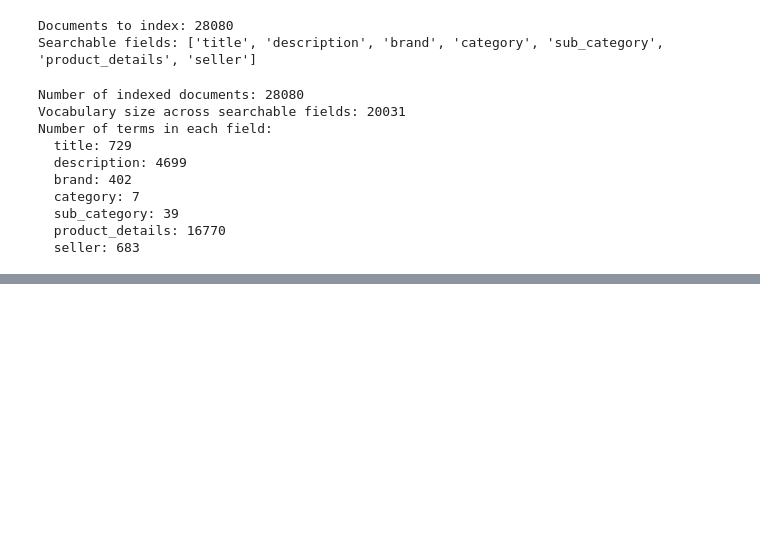
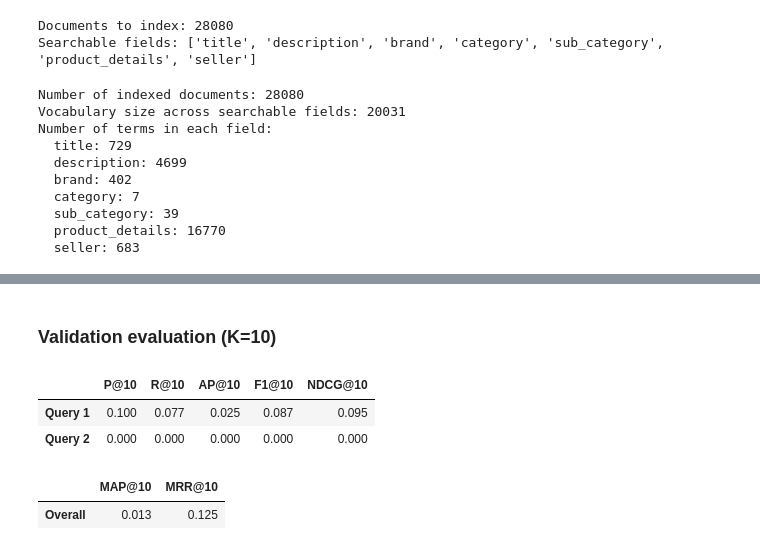
Before and after one commit to FronkTP/irwa-search-engine, a Jupyter notebook: project_progress/part_2/part2.ipynb, the cells around one changed output, grey strips where cells are left out. Saved outputs shown, nothing was run; the diff lists cells and outputs as text; code cells hidden in the pictures; blank space fills up the shorter version.

Commit message:
Evaluation part 2

```diff
--- a/project_progress/part_2/part2.ipynb
+++ b/project_progress/part_2/part2.ipynb
@@ -1251,3 +1256,66 @@ def ndcg_at_k(ranked_pids, relevant_pids, k):
         return 0.0
 
     return dcg / ideal_dcg
+# %% [markdown]
+### Validation evaluation (K=10)
+# %%
+validation_labels = pd.read_csv("../../data/validation_labels.csv")
+
+validation_queries = {
+    1: "women full sleeve sweatshirt cotton",
+    2: "men slim jeans blue",
+}
+evaluation_k = 10
+
+if validation_labels[["pid", "query_id", "labels"]].isna().any().any():
+    raise ValueError("Validation labels contain missing required values.")
+if set(validation_labels["query_id"].unique()) != set(validation_queries):
+    raise ValueError("Validation labels do not contain exactly the predefined queries.")
+if not validation_labels["labels"].isin([0, 1]).all():
+    raise ValueError("Validation labels must be binary (0 or 1).")
+if validation_labels.duplicated(["query_id", "pid"]).any():
+    raise ValueError("Validation labels contain duplicate query/PID pairs.")
+
+ranked_pids_by_query = {}
+relevant_pids_by_query = {}
+for query_id, query in validation_queries.items():
+    judgments = validation_labels[validation_labels["query_id"] == query_id]
+    ranked_pids_by_query[query_id] = [
+        pid for pid, _ in search_rank(query, topk=evaluation_k)
+    ]
+    relevant_pids_by_query[query_id] = set(
+        judgments.loc[judgments["labels"] == 1, "pid"].astype(str)
+    )
+
+metric_results = {}
+for query_id, ranked_pids in ranked_pids_by_query.items():
+    relevant_pids = relevant_pids_by_query[query_id]
+    metric_results[f"Query {query_id}"] = {
+        "P@10": precision_at_k(ranked_pids, relevant_pids, evaluation_k),
+        "R@10": recall_at_k(ranked_pids, relevant_pids, evaluation_k),
+        "AP@10": average_precision_at_k(ranked_pids, relevant_pids, evaluation_k),
+        "F1@10": F1_score_at_k(ranked_pids, relevant_pids, evaluation_k),
+        "NDCG@10": ndcg_at_k(ranked_pids, relevant_pids, evaluation_k),
+    }
+
+validation_metrics = pd.DataFrame.from_dict(metric_results, orient="index")
+display(validation_metrics.apply(lambda column: column.map(lambda value: f"{value:.3f}")))
+
+aggregate_metrics = pd.DataFrame(
+    {
+        "MAP@10": [mean_average_precision_at_k(
+            ranked_pids_by_query, relevant_pids_by_query, evaluation_k
+        )],
+        "MRR@10": [mean_reciprocal_rank(
+            ranked_pids_by_query, relevant_pids_by_query
+        )],
+    },
+    index=["Overall"],
+)
+display(aggregate_metrics.apply(lambda column: column.map(lambda value: f"{value:.3f}")))
+# %% [output]
+|  | P@10 | R@10 | AP@10 | F1@10 | NDCG@10 |
+| Query 1 | 0.100 | 0.077 | 0.025 | 0.087 | 0.095 |
+| Query 2 | 0.000 | 0.000 | 0.000 | 0.000 | 0.000 |
+|  | MAP@10 | MRR@10 |
+| Overall | 0.013 | 0.125 |
```
Also changed, not shown: parts of 13 cells of this notebook.
